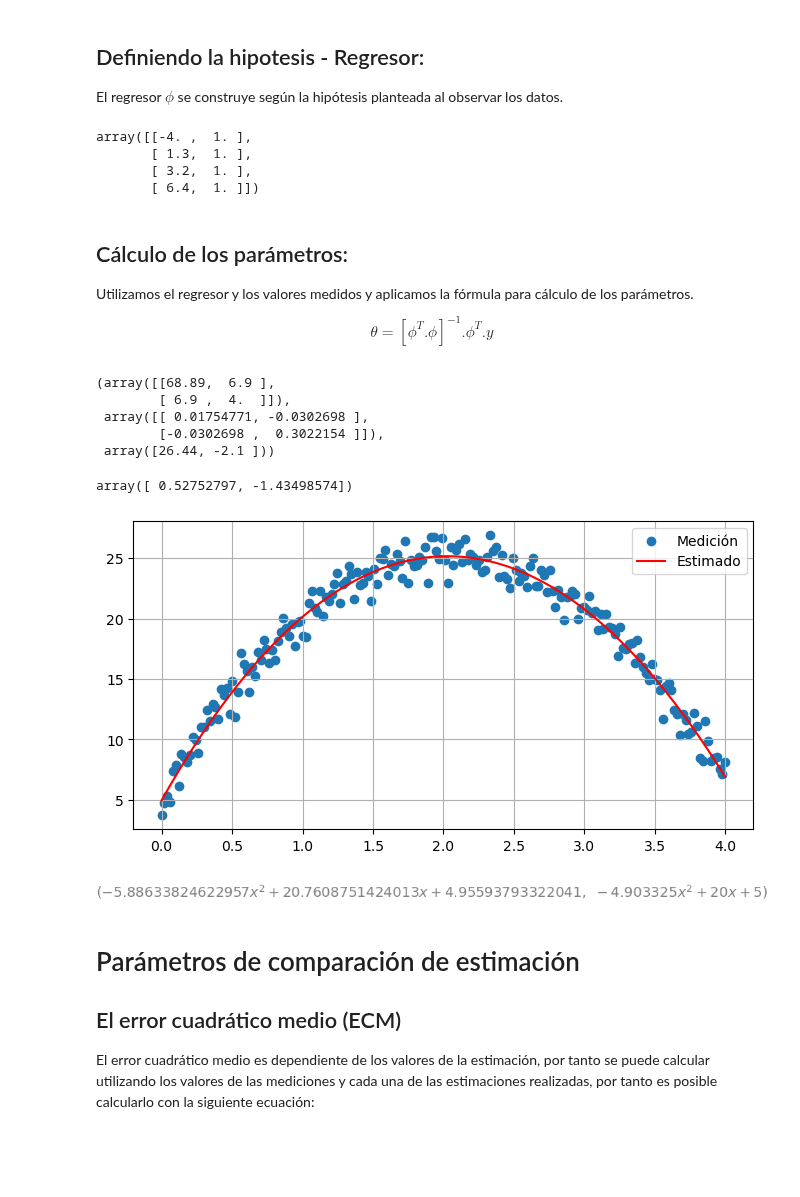
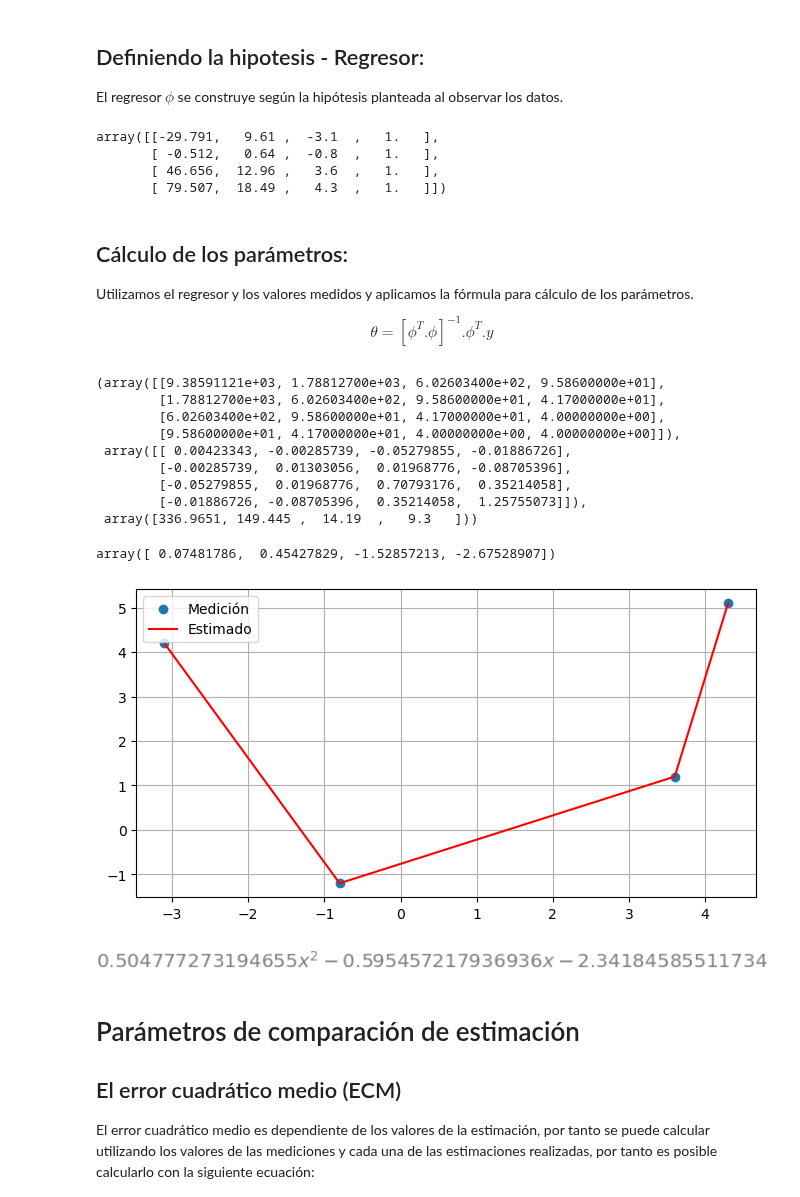
Before and after one commit to jairocuellar/System_identification, a Jupyter notebook: class_05_01.ipynb, the cells around one changed output. Saved outputs shown, nothing was run; the diff lists cells and outputs as text; code cells hidden in the pictures; blank space fills up the shorter version.

```diff
--- a/class_05_01.ipynb
+++ b/class_05_01.ipynb
@@ -182,6 +182,11 @@ e = np.random.normal(0,r,size=N)
 
 ## Señal con error incluido para simular una medición
 yn = y_true + e
+
+
+yn = np.array([4.2,-1.2,1.2,5.1])
+t = np.array([-3.1,-0.8,3.6,4.3])
+
 # Creando los datos con una columna de tiempo "t", "yn", y unos (1)
 data = pd.DataFrame(data = {'t':t,'yn':yn})
 data['ones'] = 1
@@ -189,5 +194,4 @@ data['ones'] = 1
 sns.scatterplot(data,x ='t',y = 'yn')
 plt.legend(["Medición"])
 plt.grid()
-dat
 # %% [output]
@@ -213,13 +204,13 @@ El regresor $\phi$ se construye según la hipótesis planteada al observar los d
 ##phi = np.array([data.t, data.ones]).transpose()
 #phi = np.array([data.ones, np.exp(data.t), np.exp(-1*data.t)]).transpose()
 #phi = np.array([data.t, data.ones]).transpose()
-phi = np.array([data.t,data.ones]).transpose()
+phi = np.array([data.t**3,data.t**2,data.t,data.ones]).transpose()
 phi
 # %% [output]
-array([[-4. ,  1. ],
-       [ 1.3,  1. ],
-       [ 3.2,  1. ],
-       [ 6.4,  1. ]])
+array([[-29.791,   9.61 ,  -3.1  ,   1.   ],
+       [ -0.512,   0.64 ,  -0.8  ,   1.   ],
+       [ 46.656,  12.96 ,   3.6  ,   1.   ],
+       [ 79.507,  18.49 ,   4.3  ,   1.   ]])
 # %% [markdown]
 ## Cálculo de los parámetros:
 
@@ -235,17 +226,21 @@ B = np.dot(phi.transpose(),yn)
 
 A,A_inv, B
 # %% [output]
-(array([[68.89,  6.9 ],
-        [ 6.9 ,  4.  ]]),
- array([[ 0.01754771, -0.0302698 ],
-        [-0.0302698 ,  0.3022154 ]]),
- array([26.44, -2.1 ]))
+(array([[9.38591121e+03, 1.78812700e+03, 6.02603400e+02, 9.58600000e+01],
+        [1.78812700e+03, 6.02603400e+02, 9.58600000e+01, 4.17000000e+01],
+        [6.02603400e+02, 9.58600000e+01, 4.17000000e+01, 4.00000000e+00],
+        [9.58600000e+01, 4.17000000e+01, 4.00000000e+00, 4.00000000e+00]]),
+ array([[ 0.00423343, -0.00285739, -0.05279855, -0.01886726],
+        [-0.00285739,  0.01303056,  0.01968776, -0.08705396],
+        [-0.05279855,  0.01968776,  0.70793176,  0.35214058],
+        [-0.01886726, -0.08705396,  0.35214058,  1.25755073]]),
+ array([336.9651, 149.445 ,  14.19  ,   9.3   ]))
 # %%
 #Obteniendo la matriz de parámetros theta
 theta = np.dot(A_inv,B)
 theta
 # %% [output]
-array([ 0.52752797, -1.43498574])
+array([ 0.07481786,  0.45427829, -1.52857213, -2.67528907])
 # %%
 ## Calculando los datos de salida con los parámetros estimados
 #y_e = theta[0]*(t**2)+theta[1]*t+theta[2]
@@ -262,19 +257,19 @@ plt.plot(t,y_e,color = 'red')
 plt.legend(["Medición","Estimado"])
 plt.grid()
 # %% [output]
-[figure, old version]
+[figure, new version]
 # %%
 # Función modelo vs función original
 fx,x = sym.symbols('fx,x')
 
 # Este es el modelo estimado
-fx = theta[0]+theta[1]*x+theta[2]*x**2
+fx = theta[0]*x**2+theta[1]*x+theta[2]
 
 ## Esta es la original:
 f0 = -0.5*g*(x**2)+v0*x+y0
-fx, f0
+fx
 # %% [output]
-[figure, old version]
+[figure, new version]
 # %% [markdown]
 # Parámetros de comparación de estimación
 
```
Also changed, not shown: parts of 3 cells of this notebook, 10 other files.
